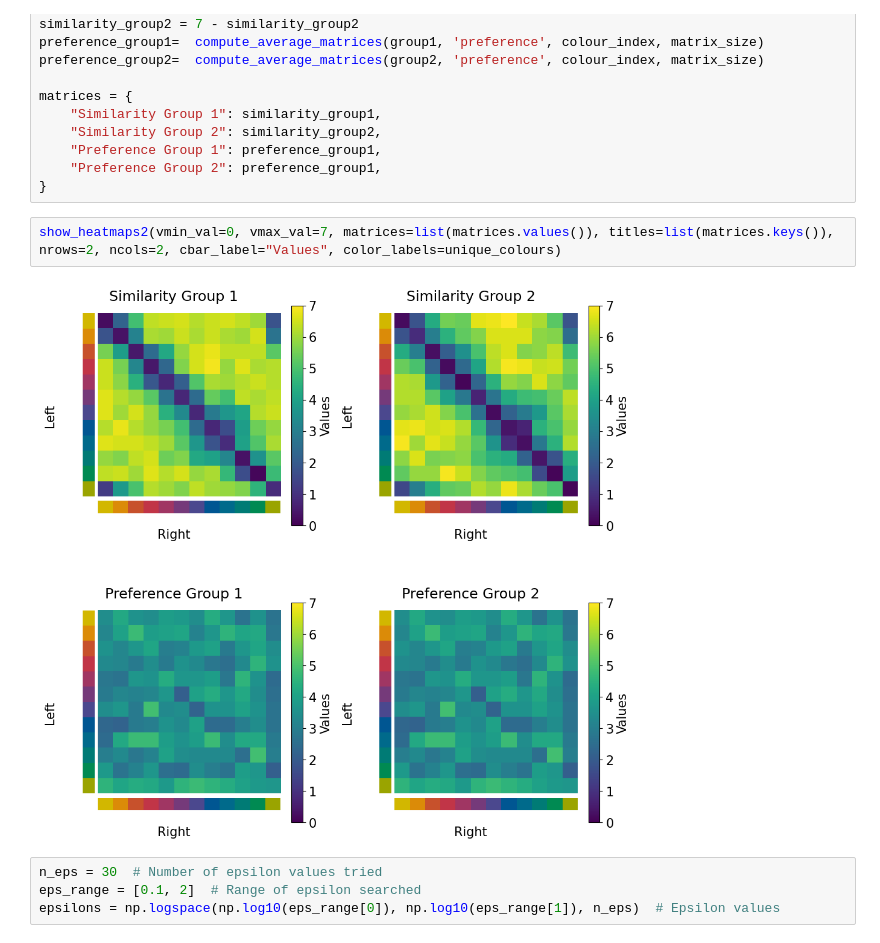
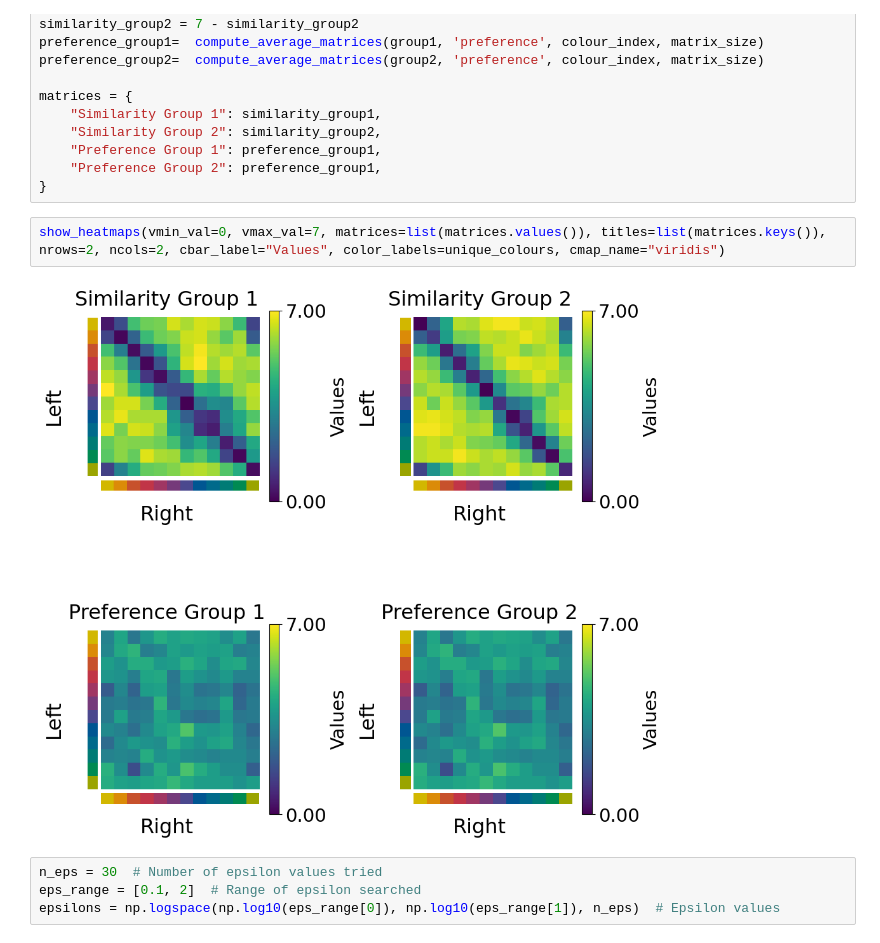
Before and after one commit to MtKana/preference_rating_GWOT, a Jupyter notebook: 20250216_GWOTwithAveraged.ipynb, the cells around one changed output. Saved outputs shown, nothing was run; the diff lists cells and outputs as text.

```diff
--- a/20250216_GWOTwithAveraged.ipynb
+++ b/20250216_GWOTwithAveraged.ipynb
@@ -82,9 +83,9 @@ matrices = {
     "Preference Group 2": preference_group1,
 }
 # %%
-show_heatmaps2(vmin_val=0, vmax_val=7, matrices=list(matrices.values()), titles=list(matrices.keys()), nrows=2, ncols=2, cbar_label="Values", color_labels=unique_colours)
+show_heatmaps(vmin_val=0, vmax_val=7, matrices=list(matrices.values()), titles=list(matrices.keys()), nrows=2, ncols=2, cbar_label="Values", color_labels=unique_colours, cmap_name="viridis")
 # %% [output]
-[figure, old version]
+[figure, new version]
 # %%
 n_eps = 30  # Number of epsilon values tried
 eps_range = [0.1, 2]  # Range of epsilon searched
```
Also changed, not shown: parts of 2 cells of this notebook, 19 other files.
